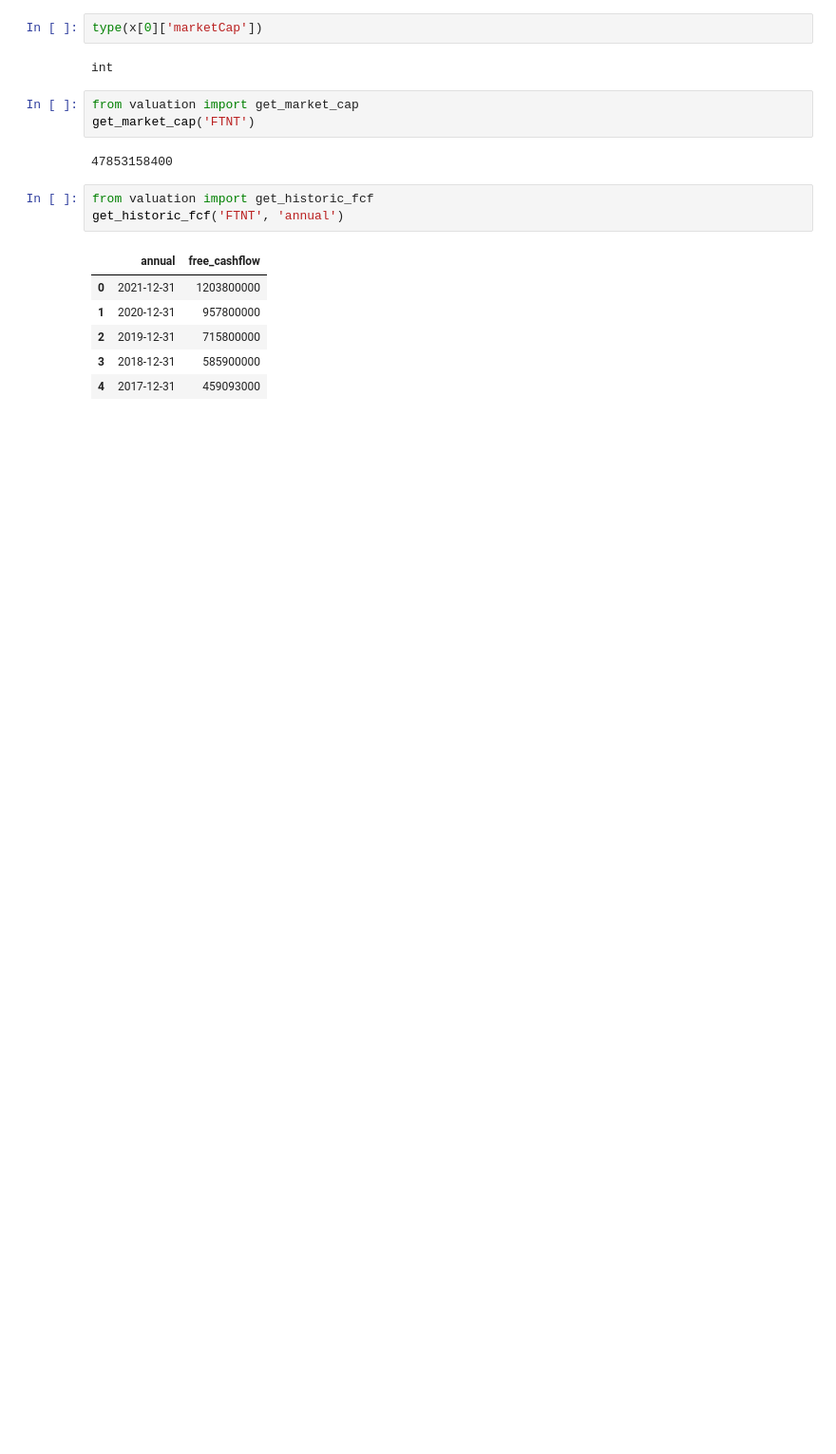
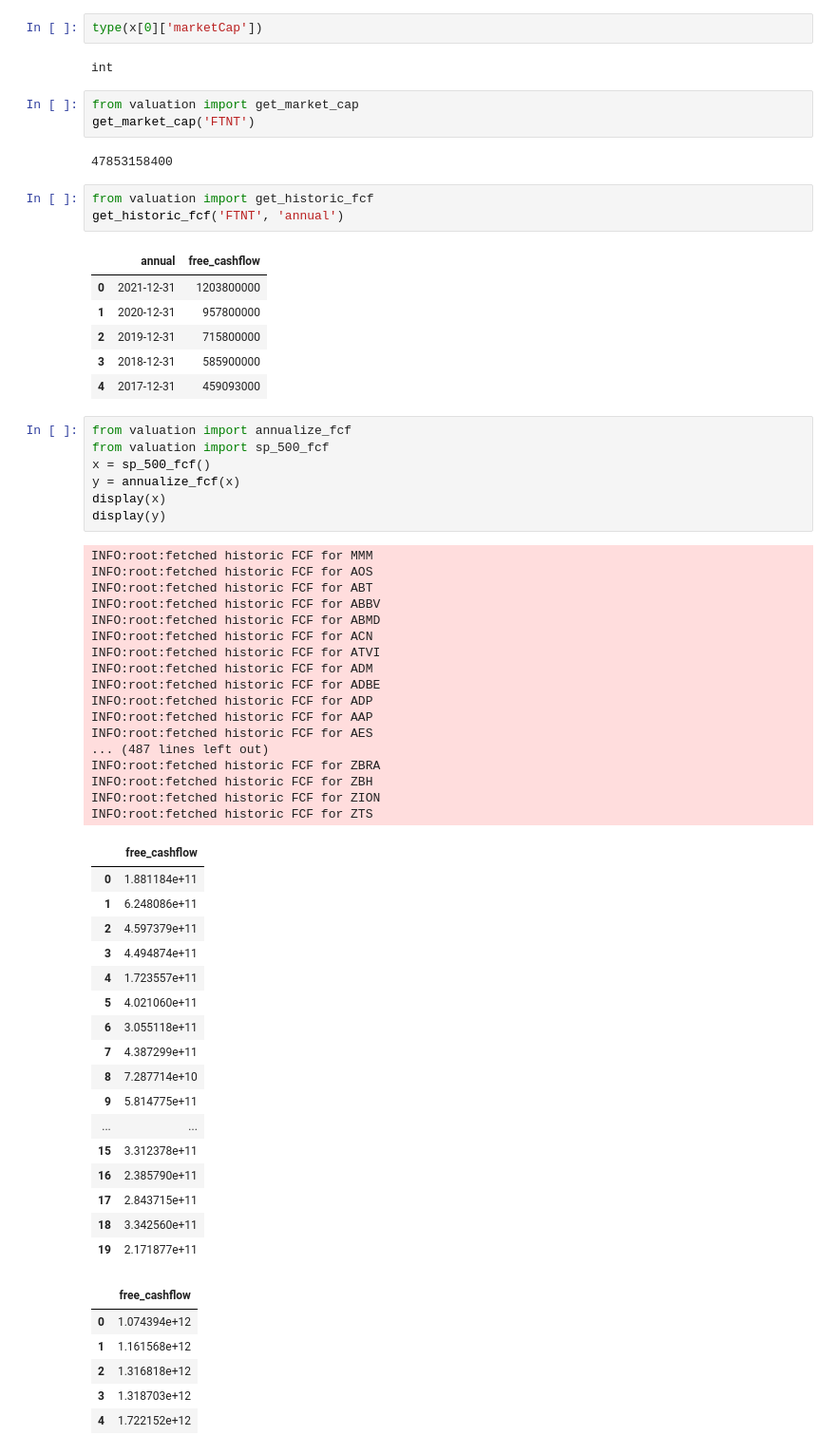
Before and after one commit to adamcataldo/financy, a Jupyter notebook: SP500_constituents.ipynb, the cells around one changed output. Shown at 95% size. Saved outputs shown, nothing was run; the diff lists cells and outputs as text; blank space fills up the shorter version.

```diff
--- a/SP500_constituents.ipynb
+++ b/SP500_constituents.ipynb
@@ -149,3 +149,51 @@ get_historic_fcf('FTNT', 'annual')
 | 2 | 2019-12-31 | 715800000 |
 | 3 | 2018-12-31 | 585900000 |
 | 4 | 2017-12-31 | 459093000 |
+# %%
+from valuation import annualize_fcf
+from valuation import sp_500_fcf
+x = sp_500_fcf()
+y = annualize_fcf(x)
+display(x)
+display(y)
+# %% [output]
+INFO:root:fetched historic FCF for MMM
+INFO:root:fetched historic FCF for AOS
+INFO:root:fetched historic FCF for ABT
+INFO:root:fetched historic FCF for ABBV
+INFO:root:fetched historic FCF for ABMD
+INFO:root:fetched historic FCF for ACN
+INFO:root:fetched historic FCF for ATVI
+INFO:root:fetched historic FCF for ADM
+INFO:root:fetched historic FCF for ADBE
+INFO:root:fetched historic FCF for ADP
+INFO:root:fetched historic FCF for AAP
+INFO:root:fetched historic FCF for AES
+... (487 lines left out)
+INFO:root:fetched historic FCF for ZBRA
+INFO:root:fetched historic FCF for ZBH
+INFO:root:fetched historic FCF for ZION
+INFO:root:fetched historic FCF for ZTS
+|  | free_cashflow |
+| 0 | 1.881184e+11 |
+| 1 | 6.248086e+11 |
+| 2 | 4.597379e+11 |
+| 3 | 4.494874e+11 |
+| 4 | 1.723557e+11 |
+| 5 | 4.021060e+11 |
+| 6 | 3.055118e+11 |
+| 7 | 4.387299e+11 |
+| 8 | 7.287714e+10 |
+| 9 | 5.814775e+11 |
+| ... | ... |
+| 15 | 3.312378e+11 |
+| 16 | 2.385790e+11 |
+| 17 | 2.843715e+11 |
+| 18 | 3.342560e+11 |
+| 19 | 2.171877e+11 |
+|  | free_cashflow |
+| 0 | 1.074394e+12 |
+| 1 | 1.161568e+12 |
+| 2 | 1.316818e+12 |
+| 3 | 1.318703e+12 |
+| 4 | 1.722152e+12 |
```
Also changed, not shown: parts of 5 cells of this notebook, 6 other files.
